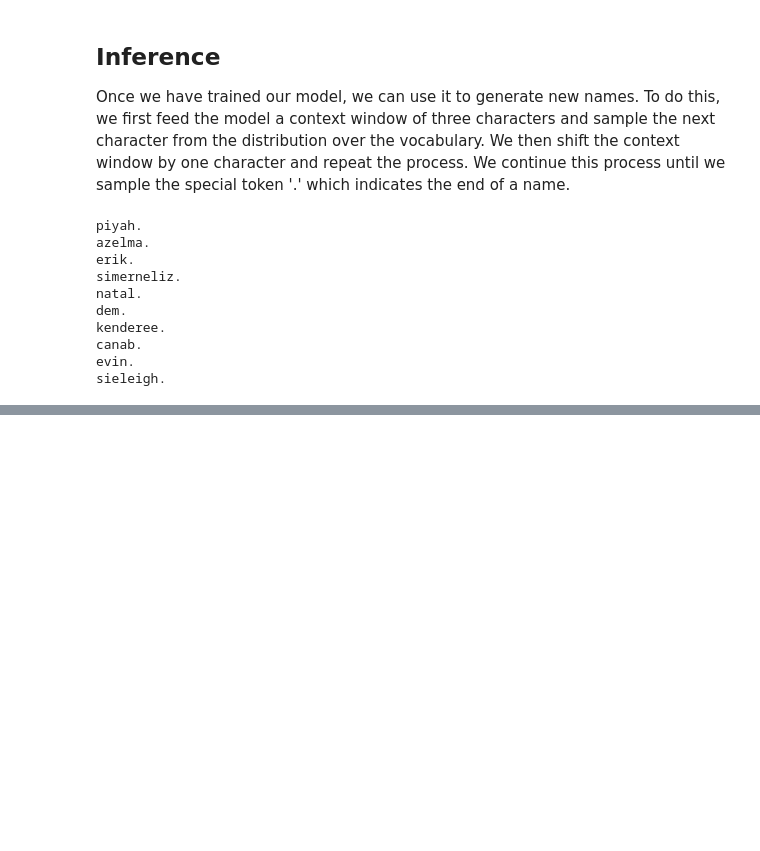
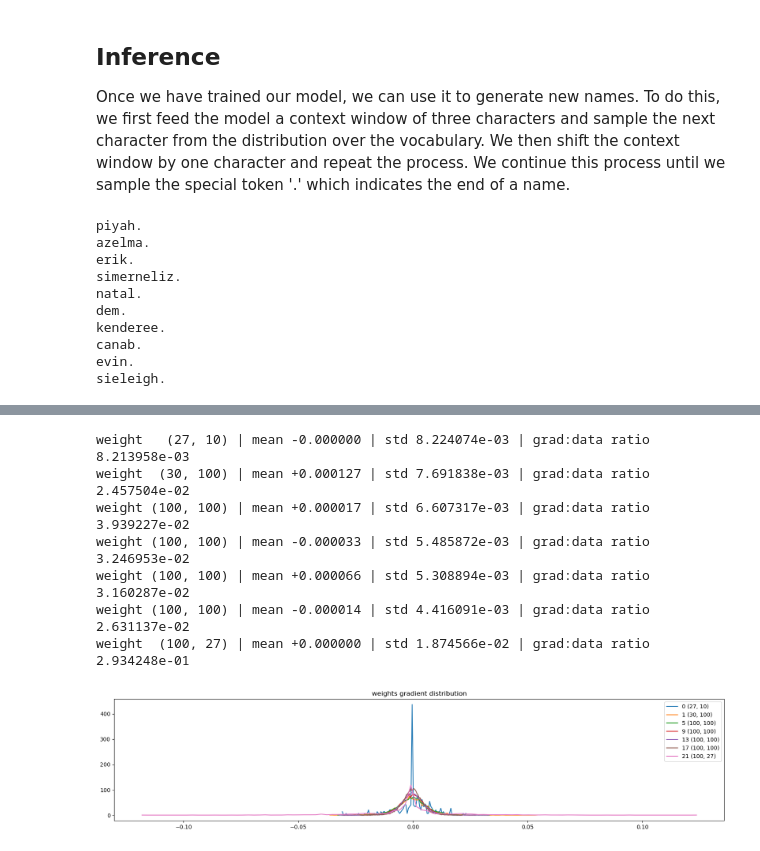
Before and after one commit to lapatric/makemore-tutorial, a Jupyter notebook: mm_mlp.ipynb, the cells around one changed output, grey strips where cells are left out. Drawn from its saved outputs; the diff is of its cells as text; code cells hidden in the pictures; blank space fills up the shorter version.

```diff
--- a/mm_mlp.ipynb
+++ b/mm_mlp.ipynb
@@ -338,0 +526,24 @@ sieleigh.
+# %%
+# Plot weight gradient distribution
+plt.figure(figsize=(20, 4))
+legends = []
+for i, p in enumerate(parameters):
+    t = p.grad
+    if p.ndim == 2:
+        # Note that we compute the grad:data ration using the std, not the mean as the mean may be close to zero
+        # wheras the std gives us a good idea of the scale of the gradients and the data
+        print('weight %10s | mean %+f | std %e | grad:data ratio %e' % (tuple(p.shape), t.mean(), t.std(), t.std() / p.std()))
+        hy, hx = torch.histogram(t, density=True)
+        plt.plot(hx[:-1].detach(), hy.detach())
+        legends.append(f'{i} {tuple(p.shape)}')
+plt.legend(legends);
+plt.title('weights gradient distribution');
+# %% [output]
+weight   (27, 10) | mean -0.000000 | std 8.224074e-03 | grad:data ratio 8.213958e-03
+weight  (30, 100) | mean +0.000127 | std 7.691838e-03 | grad:data ratio 2.457504e-02
+weight (100, 100) | mean +0.000017 | std 6.607317e-03 | grad:data ratio 3.939227e-02
+weight (100, 100) | mean -0.000033 | std 5.485872e-03 | grad:data ratio 3.246953e-02
+weight (100, 100) | mean +0.000066 | std 5.308894e-03 | grad:data ratio 3.160287e-02
+weight (100, 100) | mean -0.000014 | std 4.416091e-03 | grad:data ratio 2.631137e-02
+weight  (100, 27) | mean +0.000000 | std 1.874566e-02 | grad:data ratio 2.934248e-01
+[figure, added]
```
Also changed, not shown: parts of 13 cells of this notebook.
